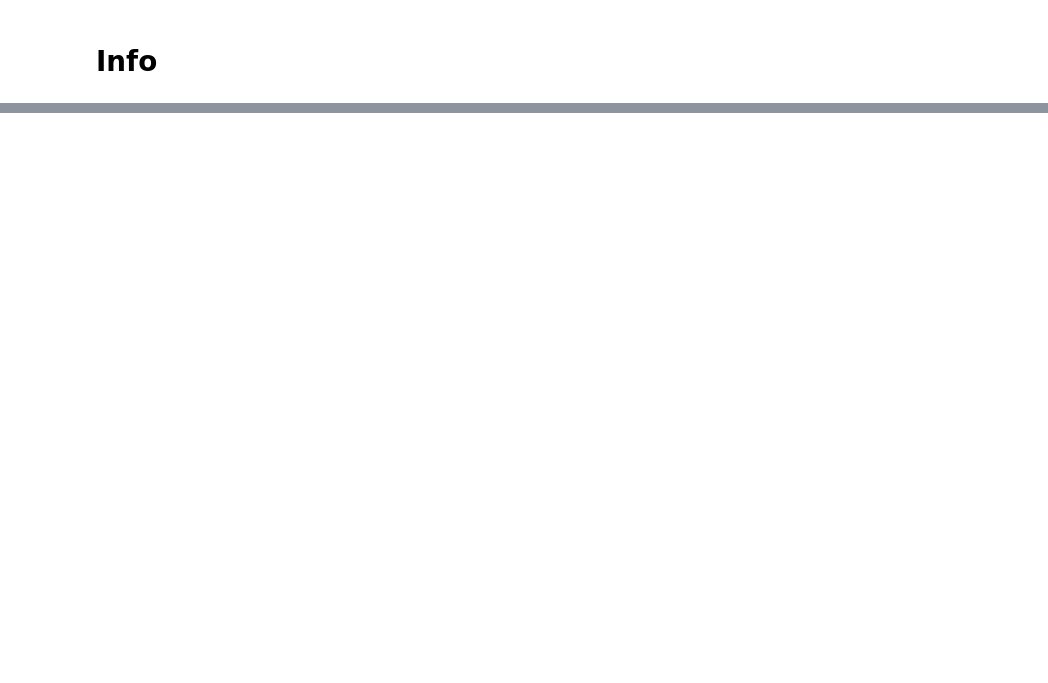
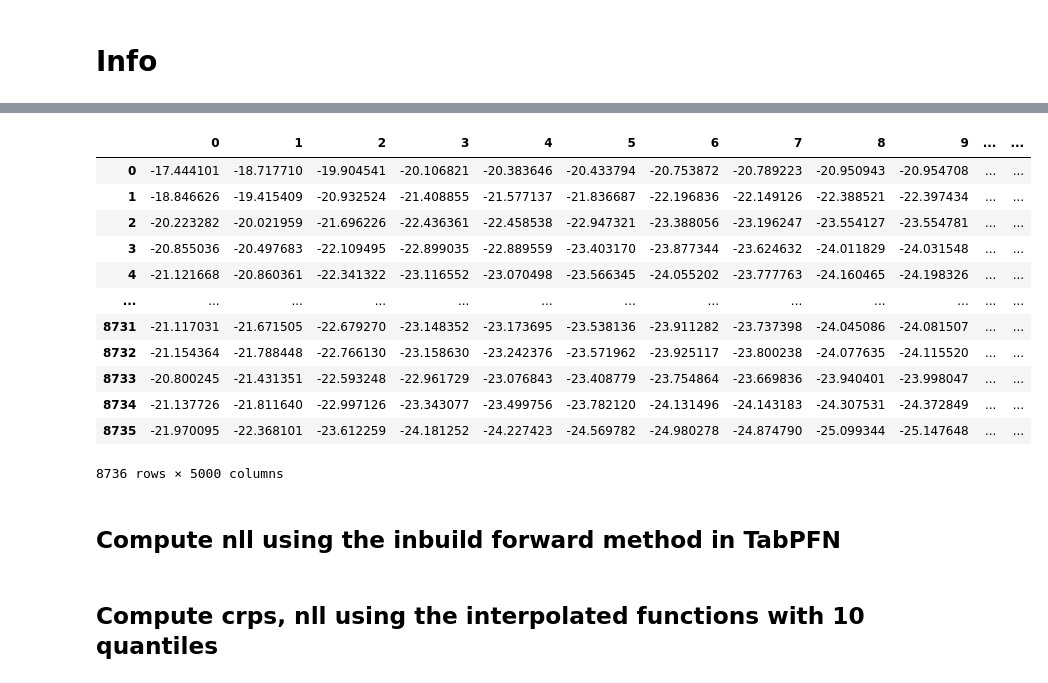
Before and after one commit to Manuel3567/master-thesis, a Jupyter notebook: notebooks/014_TabPFN_logits_borders.ipynb, the cells around one changed output, grey strips where cells are left out. Drawn from its saved outputs; the diff is of its cells as text; code cells hidden in the pictures; blank space fills up the shorter version.

```diff
--- a/notebooks/014_TabPFN_logits_borders.ipynb
+++ b/notebooks/014_TabPFN_logits_borders.ipynb
@@ -483,0 +457,16 @@ pd.DataFrame(borders_df[(borders_df['border'] >= -2.60) & (borders_df['border']
+# %%
+pd.DataFrame(logits_2)
+# %% [output]
+|  | 0 | 1 | 2 | 3 | 4 | 5 | 6 | 7 | 8 | 9 | ... | ... |
+| 0 | -17.444101 | -18.717710 | -19.904541 | -20.106821 | -20.383646 | -20.433794 | -20.753872 | -20.789223 | -20.950943 | -20.954708 | ... | ... |
+| 1 | -18.846626 | -19.415409 | -20.932524 | -21.408855 | -21.577137 | -21.836687 | -22.196836 | -22.149126 | -22.388521 | -22.397434 | ... | ... |
+| 2 | -20.223282 | -20.021959 | -21.696226 | -22.436361 | -22.458538 | -22.947321 | -23.388056 | -23.196247 | -23.554127 | -23.554781 | ... | ... |
+| 3 | -20.855036 | -20.497683 | -22.109495 | -22.899035 | -22.889559 | -23.403170 | -23.877344 | -23.624632 | -24.011829 | -24.031548 | ... | ... |
+| 4 | -21.121668 | -20.860361 | -22.341322 | -23.116552 | -23.070498 | -23.566345 | -24.055202 | -23.777763 | -24.160465 | -24.198326 | ... | ... |
+| ... | ... | ... | ... | ... | ... | ... | ... | ... | ... | ... | ... | ... |
+| 8731 | -21.117031 | -21.671505 | -22.679270 | -23.148352 | -23.173695 | -23.538136 | -23.911282 | -23.737398 | -24.045086 | -24.081507 | ... | ... |
+| 8732 | -21.154364 | -21.788448 | -22.766130 | -23.158630 | -23.242376 | -23.571962 | -23.925117 | -23.800238 | -24.077635 | -24.115520 | ... | ... |
+| 8733 | -20.800245 | -21.431351 | -22.593248 | -22.961729 | -23.076843 | -23.408779 | -23.754864 | -23.669836 | -23.940401 | -23.998047 | ... | ... |
+| 8734 | -21.137726 | -21.811640 | -22.997126 | -23.343077 | -23.499756 | -23.782120 | -24.131496 | -24.143183 | -24.307531 | -24.372849 | ... | ... |
+| 8735 | -21.970095 | -22.368101 | -23.612259 | -24.181252 | -24.227423 | -24.569782 | -24.980278 | -24.874790 | -25.099344 | -25.147648 | ... | ... |
+8736 rows × 5000 columns
@@ -483,0 +477,2 @@ pd.DataFrame(borders_df[(borders_df['border'] >= -2.60) & (borders_df['border']
+# %% [markdown]
+## Compute nll using the inbuild forward method in TabPFN
@@ -483,0 +482,2 @@ pd.DataFrame(borders_df[(borders_df['border'] >= -2.60) & (borders_df['border']
+# %% [markdown]
+## Compute crps, nll using the interpolated functions with 10 quantiles
```
Also changed, not shown: parts of 99 cells of this notebook, 3 other files.
